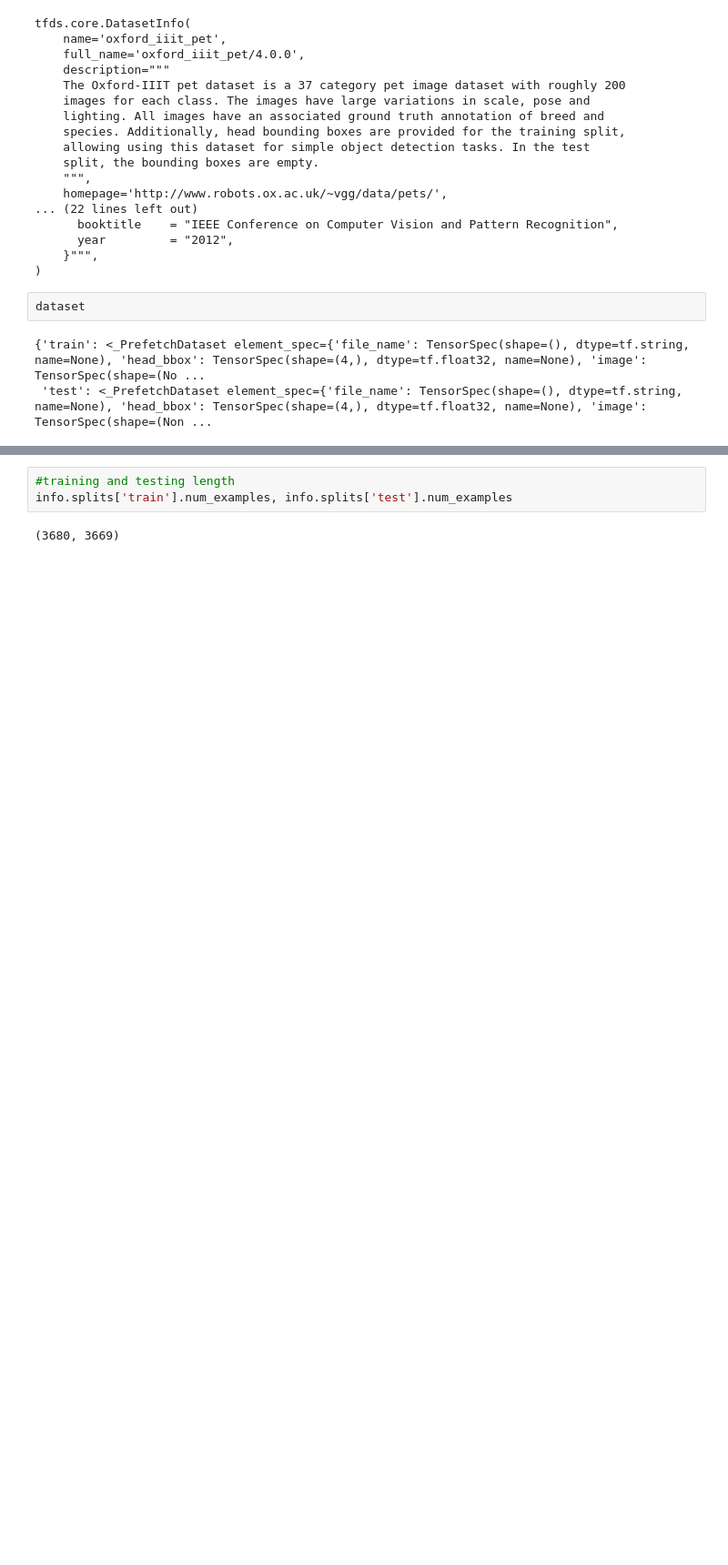
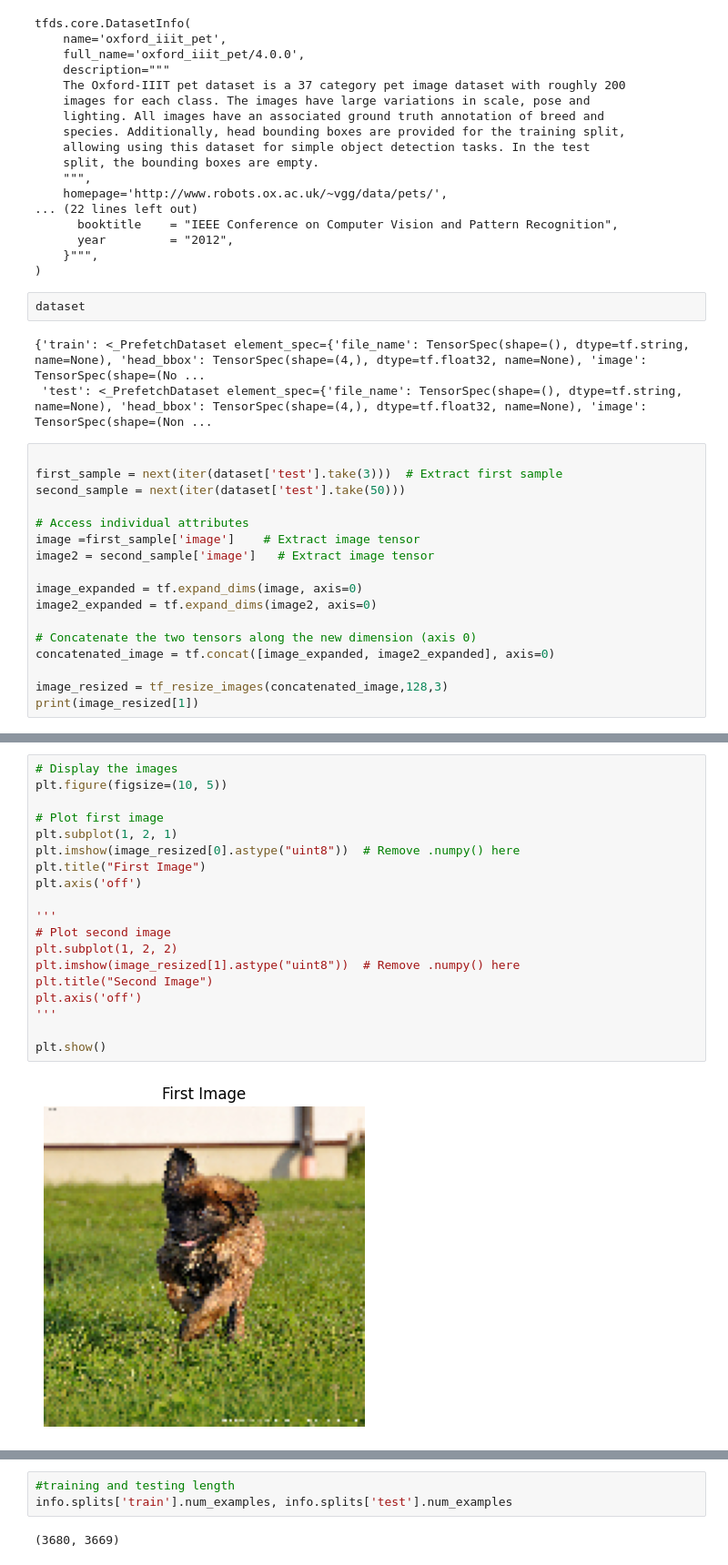
Before and after one commit to vidiasgiannis/CV_Segmentation_Mask_Modelling, a Jupyter notebook: src/RealDataLoader.ipynb, the cells around one changed output, grey strips where cells are left out. Shown: that part at 91% size. Drawn from its saved outputs; the diff is of its cells as text; blank space fills up the shorter version.

```diff
--- a/src/RealDataLoader.ipynb
+++ b/src/RealDataLoader.ipynb
@@ -47,3 +36,20 @@ dataset
 # %% [output]
 {'train': <_PrefetchDataset element_spec={'file_name': TensorSpec(shape=(), dtype=tf.string, name=None), 'head_bbox': TensorSpec(shape=(4,), dtype=tf.float32, name=None), 'image': TensorSpec(shape=(No ...
  'test': <_PrefetchDataset element_spec={'file_name': TensorSpec(shape=(), dtype=tf.string, name=None), 'head_bbox': TensorSpec(shape=(4,), dtype=tf.float32, name=None), 'image': TensorSpec(shape=(Non ...
+# %%
+
+first_sample = next(iter(dataset['test'].take(3)))  # Extract first sample
+second_sample = next(iter(dataset['test'].take(50)))
+
+# Access individual attributes
+image =first_sample['image']    # Extract image tensor
+image2 = second_sample['image']   # Extract image tensor
+
+image_expanded = tf.expand_dims(image, axis=0)
+image2_expanded = tf.expand_dims(image2, axis=0)
+
+# Concatenate the two tensors along the new dimension (axis 0)
+concatenated_image = tf.concat([image_expanded, image2_expanded], axis=0)
+
+image_resized = tf_resize_images(concatenated_image,128,3)
+print(image_resized[1])
@@ -50,3 +74,24 @@ dataset
+# %%
+# Display the images
+plt.figure(figsize=(10, 5))
+
+# Plot first image
+plt.subplot(1, 2, 1)
+plt.imshow(image_resized[0].astype("uint8"))  # Remove .numpy() here
+plt.title("First Image")
+plt.axis('off')
+
+'''
+# Plot second image
+plt.subplot(1, 2, 2)
+plt.imshow(image_resized[1].astype("uint8"))  # Remove .numpy() here
+plt.title("Second Image")
+plt.axis('off')
+'''
+
+plt.show()
+# %% [output]
+[figure, added]
 # %%
 def normalize(image, mask):
   image = tf.cast(image, tf.float32)/255.
```
Also changed, not shown: parts of 6 cells of this notebook, 1 other file.
